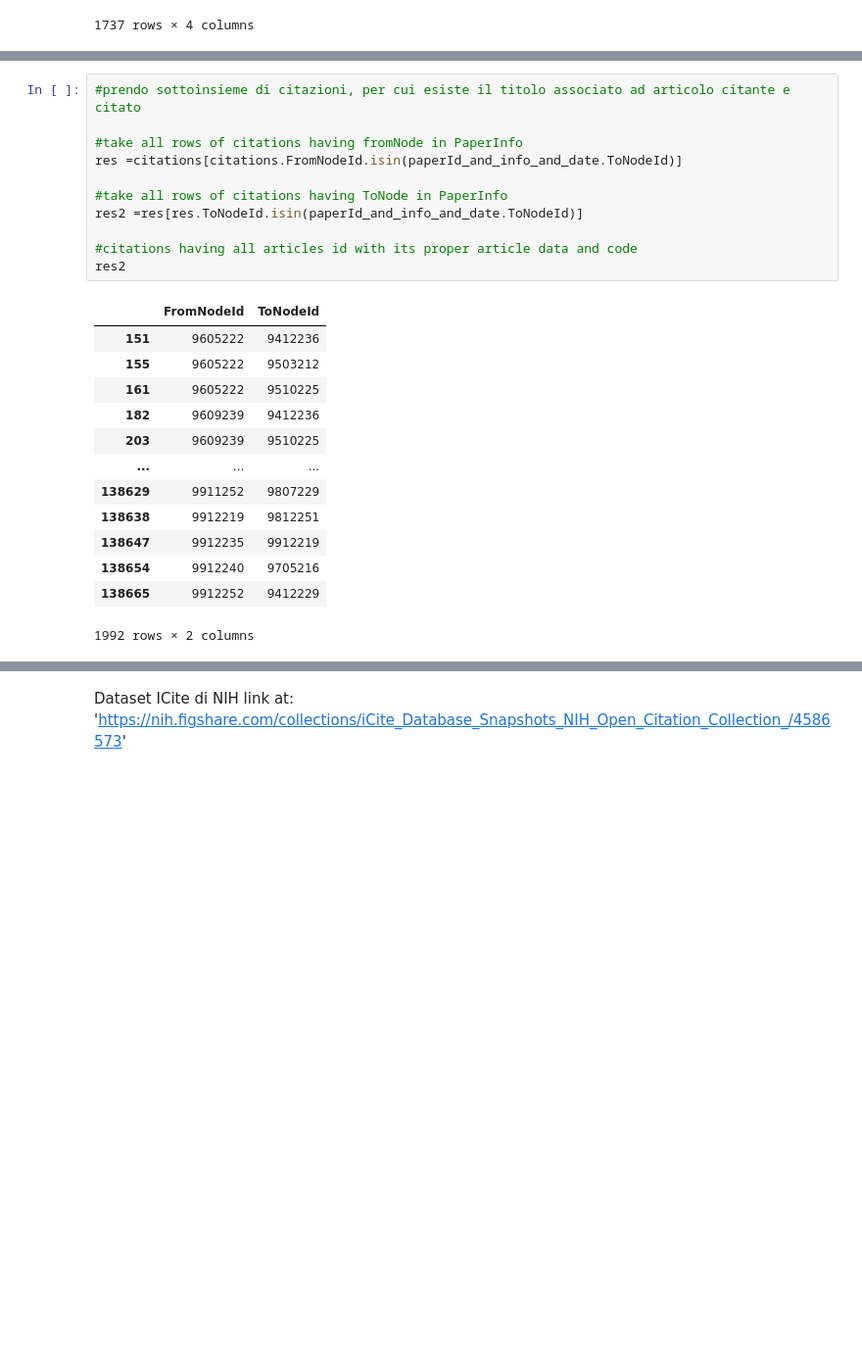
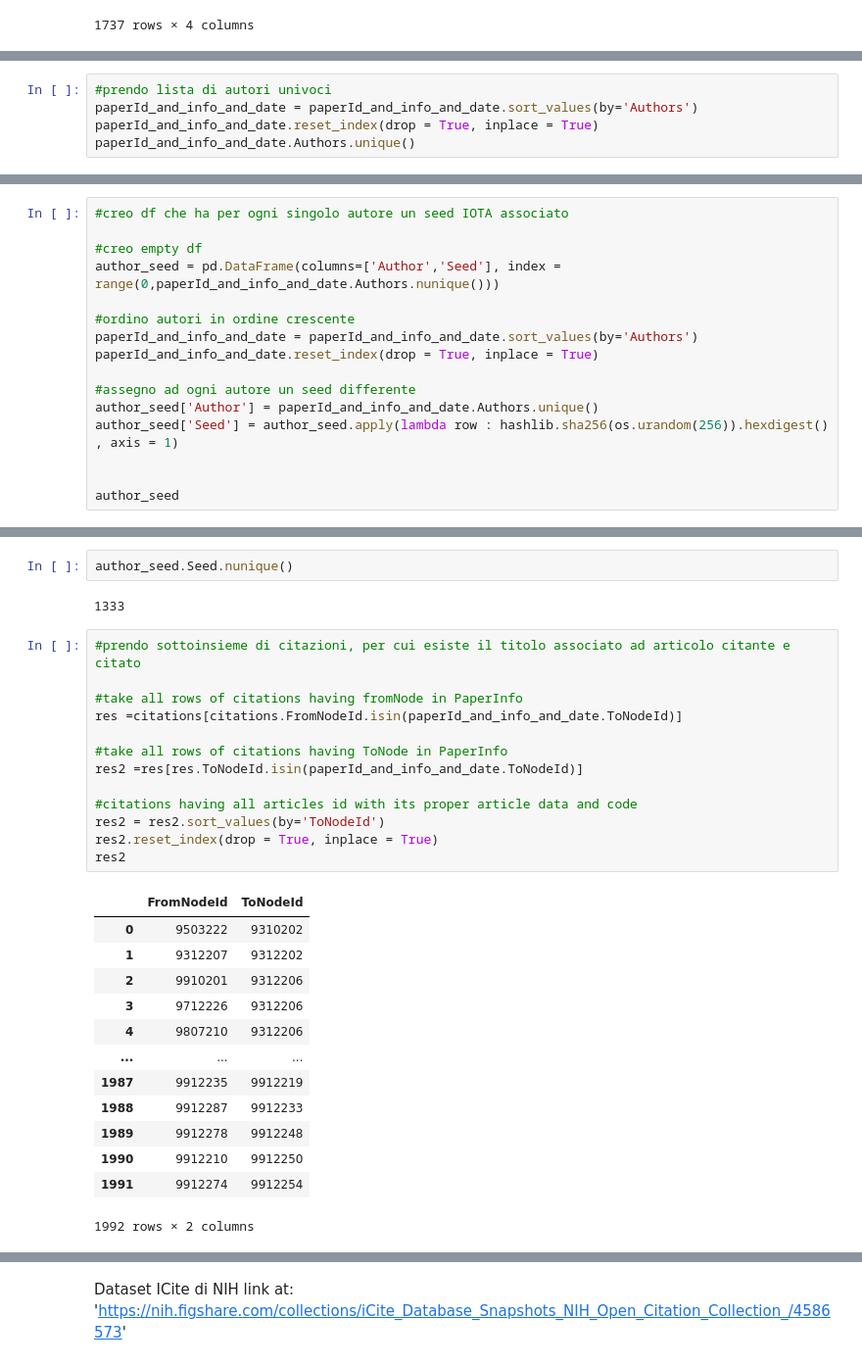
Before and after one commit to matteo-Donofrio-unipi/Master_Degree_Thesis, a Jupyter notebook: cit-abstract-scraper.ipynb, the cells around one changed output, grey strips where cells are left out. Shown at 98% size. Drawn from its saved outputs; the diff is of its cells as text; blank space fills up the shorter version.

```diff
--- a/cit-abstract-scraper.ipynb
+++ b/cit-abstract-scraper.ipynb
@@ -235,0 +222,5 @@ paperId_and_info_and_date.sort_values(by='Date')
+# %%
+#prendo lista di autori univoci
+paperId_and_info_and_date = paperId_and_info_and_date.sort_values(by='Authors')
+paperId_and_info_and_date.reset_index(drop = True, inplace = True)
+paperId_and_info_and_date.Authors.unique()
@@ -235,0 +234,16 @@ paperId_and_info_and_date.sort_values(by='Date')
+# %%
+#creo df che ha per ogni singolo autore un seed IOTA associato
+
+#creo empty df
+author_seed = pd.DataFrame(columns=['Author','Seed'], index = range(0,paperId_and_info_and_date.Authors.nunique()))
+
+#ordino autori in ordine crescente
+paperId_and_info_and_date = paperId_and_info_and_date.sort_values(by='Authors')
+paperId_and_info_and_date.reset_index(drop = True, inplace = True)
+
+#assegno ad ogni autore un seed differente
+author_seed['Author'] = paperId_and_info_and_date.Authors.unique()
+author_seed['Seed'] = author_seed.apply(lambda row : hashlib.sha256(os.urandom(256)).hexdigest() , axis = 1)
+
+
+author_seed
@@ -236,25 +264,31 @@ paperId_and_info_and_date.sort_values(by='Date')
+# %%
+author_seed.Seed.nunique()
+# %% [output]
+1333
 # %%
 #prendo sottoinsieme di citazioni, per cui esiste il titolo associato ad articolo citante e citato
 
 #take all rows of citations having fromNode in PaperInfo
 res =citations[citations.FromNodeId.isin(paperId_and_info_and_date.ToNodeId)]
 
 #take all rows of citations having ToNode in PaperInfo
 res2 =res[res.ToNodeId.isin(paperId_and_info_and_date.ToNodeId)]
 
 #citations having all articles id with its proper article data and code
+res2 = res2.sort_values(by='ToNodeId')
+res2.reset_index(drop = True, inplace = True)
 res2
 # %% [output]
 |  | FromNodeId | ToNodeId |
-| 151 | 9605222 | 9412236 |
-| 155 | 9605222 | 9503212 |
-| 161 | 9605222 | 9510225 |
-| 182 | 9609239 | 9412236 |
-| 203 | 9609239 | 9510225 |
+| 0 | 9503222 | 9310202 |
+| 1 | 9312207 | 9312202 |
+| 2 | 9910201 | 9312206 |
+| 3 | 9712226 | 9312206 |
+| 4 | 9807210 | 9312206 |
 | ... | ... | ... |
-| 138629 | 9911252 | 9807229 |
-| 138638 | 9912219 | 9812251 |
-| 138647 | 9912235 | 9912219 |
-| 138654 | 9912240 | 9705216 |
-| 138665 | 9912252 | 9412229 |
+| 1987 | 9912235 | 9912219 |
+| 1988 | 9912287 | 9912233 |
+| 1989 | 9912278 | 9912248 |
+| 1990 | 9912210 | 9912250 |
+| 1991 | 9912274 | 9912254 |
 1992 rows × 2 columns
```
Also changed, not shown: parts of 17 cells of this notebook.
